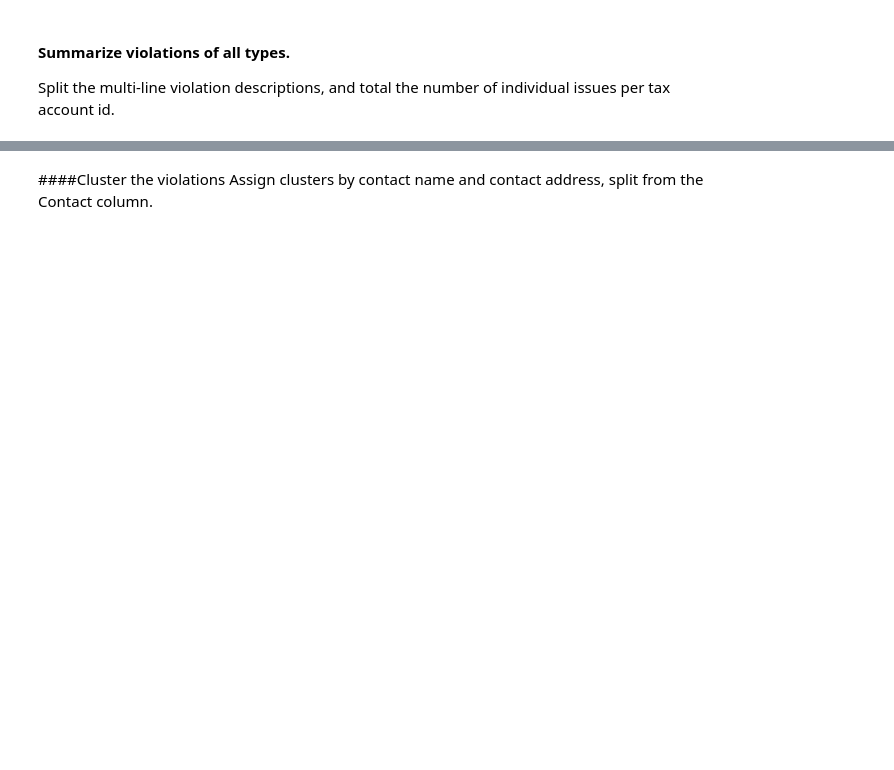
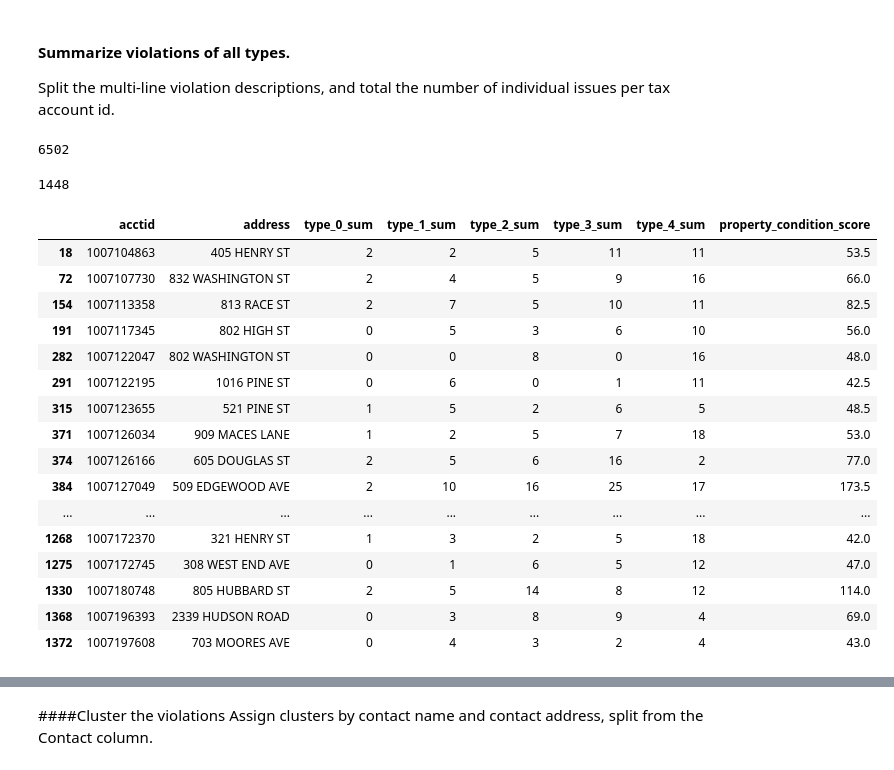
Before and after one commit to g1boss/can_ratings, a Jupyter notebook: src/python/notebooks/violations-etl.ipynb, the cells around one changed output, grey strips where cells are left out. Cells and saved outputs as stored; diff of their text form; code cells hidden in the pictures; blank space fills up the shorter version.

```diff
--- a/src/python/notebooks/violations-etl.ipynb
+++ b/src/python/notebooks/violations-etl.ipynb
@@ -133,3 +136,7 @@ violations = violations.query('APN.str.contains("[0-9]+")',engine='python')
 # %% [markdown]
 #### Summarize violations of all types.
 Split the multi-line violation descriptions, and total the number of individual issues per tax account id.
+# %%
+len(v_flat)#.query('APN == 1007127049')
+# %% [output]
+6502
@@ -135,0 +148,76 @@ Split the multi-line violation descriptions, and total the number of individual
+# %%
+len(ht_score)
+# %% [output]
+1448
+# %%
+housing_quality_tier_scores = [0,6,5,1,0.5,10]
+
+lo_bldg_by_tier = {1:80,2:85,3:100}
+hi_bldg_by_tier = {1:140,2:165,3:195}
+lo_unit_by_tier = {1:30,2:60,3:160}
+hi_unit_by_tier = {1:10,2:20,3:80}
+building_fees_by_capacity = {'low': lo_bldg_by_tier,'high': hi_bldg_by_tier}
+unit_fees_by_capacity = {'low': lo_unit_by_tier ,'high': hi_unit_by_tier}
+supplemental_fee_by_tier = {'low':{1:0,2:100,3:205},'high':{1:0,2:155,3:410}}
+
+def pc_score(x):
+  return x.type_1_sum * housing_quality_tier_scores[1] + \
+  x.type_2_sum * housing_quality_tier_scores[2] + \
+  x.type_3_sum * housing_quality_tier_scores[3] + \
+  x.type_4_sum * housing_quality_tier_scores[4]
+
+def pc_tier(x):
+  if x > 39:
+    return 3
+  elif x > 19:
+    return 2
+  else:
+    return 1
+
+def pc_fee(tier,units):
+  fee = 0
+  per_unit_fee = 0
+  building_fee = 0
+  capacity_fee = 0
+  sup_fee = 0
+
+  if units > 3:
+    building_fee = building_fees_by_capacity['high'][tier]
+    per_unit_fee = unit_fees_by_capacity['high'][tier]
+    capacity_fee = per_unit_fee * units
+    sup_fee = supplemental_fee_by_tier['high'][tier]
+  else:
+    building_fee = building_fees_by_capacity['low'][tier]
+    per_unit_fee = unit_fees_by_capacity['low'][tier]
+    capacity_fee = per_unit_fee * units
+    sup_fee = supplemental_fee_by_tier['low'][tier]
+  fee = building_fee + capacity_fee + sup_fee
+  if tier  > 1:
+    print(tier,units,per_unit_fee,building_fee,'+',capacity_fee,'+',sup_fee,'=',fee,'vs',units*56)
+  return fee
+
+ht_score['property_condition_score'] = ht_score.apply(lambda x: pc_score(x),axis=1)
+#ht_score['property_condition_tier'] = ht_score.apply(lambda x: pc_tier(x.property_condition_score),axis=1)
+ht_score = ht_score.reset_index()
+ht_score.rename(columns={'APN':'acctid'},inplace=True)
+ht_score.acctid = ht_score.acctid.astype(int)
+
+ht_score[ht_score.property_condition_score > 40]
+# %% [output]
+|  | acctid | address | type_0_sum | type_1_sum | type_2_sum | type_3_sum | type_4_sum | property_condition_score |
+| 18 | 1007104863 | 405 HENRY ST | 2 | 2 | 5 | 11 | 11 | 53.5 |
+| 72 | 1007107730 | 832 WASHINGTON ST | 2 | 4 | 5 | 9 | 16 | 66.0 |
+| 154 | 1007113358 | 813 RACE ST | 2 | 7 | 5 | 10 | 11 | 82.5 |
+| 191 | 1007117345 | 802 HIGH ST | 0 | 5 | 3 | 6 | 10 | 56.0 |
+| 282 | 1007122047 | 802 WASHINGTON ST | 0 | 0 | 8 | 0 | 16 | 48.0 |
+| 291 | 1007122195 | 1016 PINE ST | 0 | 6 | 0 | 1 | 11 | 42.5 |
+| 315 | 1007123655 | 521 PINE ST | 1 | 5 | 2 | 6 | 5 | 48.5 |
+| 371 | 1007126034 | 909 MACES LANE | 1 | 2 | 5 | 7 | 18 | 53.0 |
+| 374 | 1007126166 | 605 DOUGLAS ST | 2 | 5 | 6 | 16 | 2 | 77.0 |
+| 384 | 1007127049 | 509 EDGEWOOD AVE | 2 | 10 | 16 | 25 | 17 | 173.5 |
+| ... | ... | ... | ... | ... | ... | ... | ... | ... |
+| 1268 | 1007172370 | 321 HENRY ST | 1 | 3 | 2 | 5 | 18 | 42.0 |
+| 1275 | 1007172745 | 308 WEST END AVE | 0 | 1 | 6 | 5 | 12 | 47.0 |
+| 1330 | 1007180748 | 805 HUBBARD ST | 2 | 5 | 14 | 8 | 12 | 114.0 |
+| 1368 | 1007196393 | 2339 HUDSON ROAD | 0 | 3 | 8 | 9 | 4 | 69.0 |
+| 1372 | 1007197608 | 703 MOORES AVE | 0 | 4 | 3 | 2 | 4 | 43.0 |
```
Also changed, not shown: parts of 33 cells of this notebook, 3 other files.
